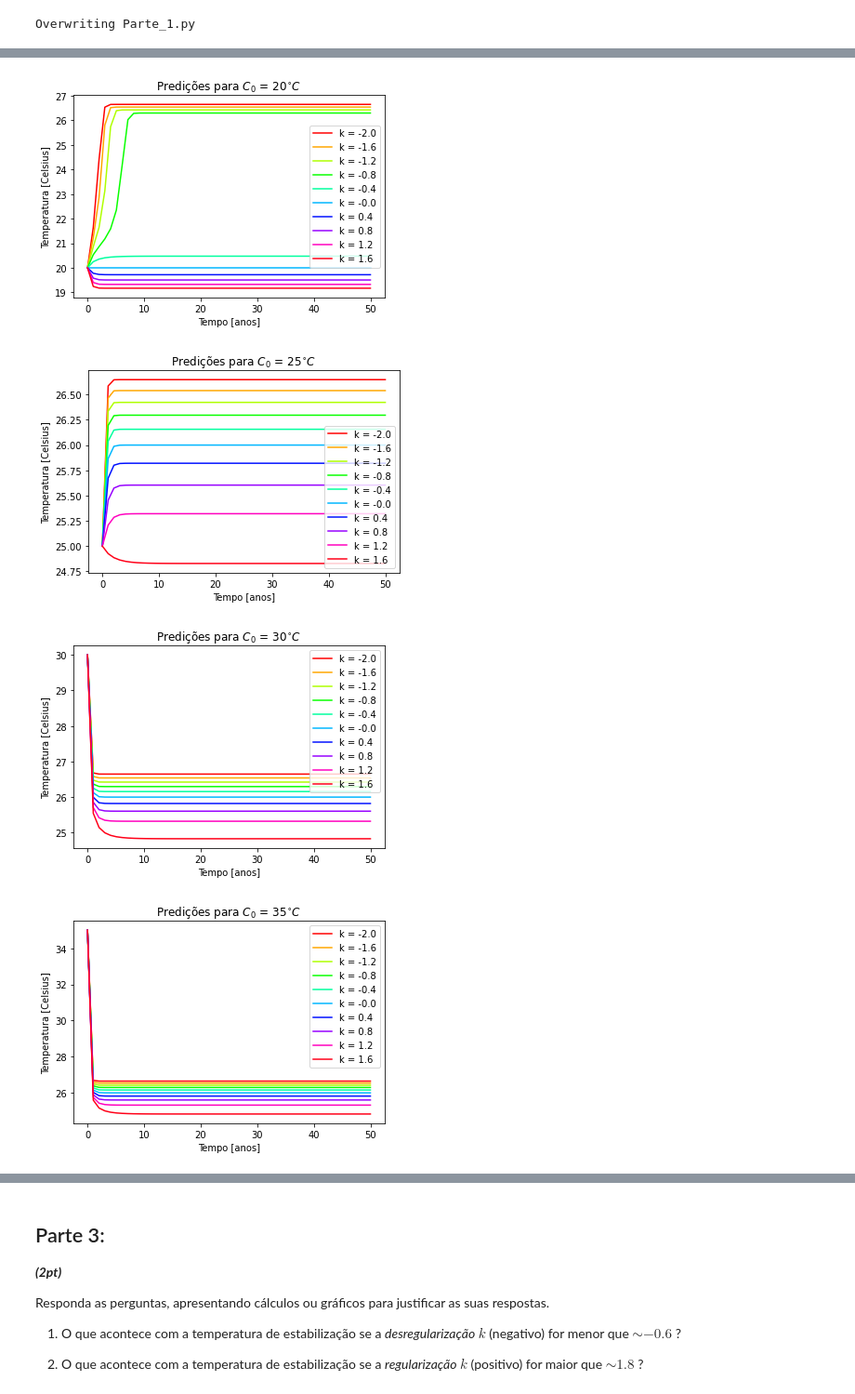
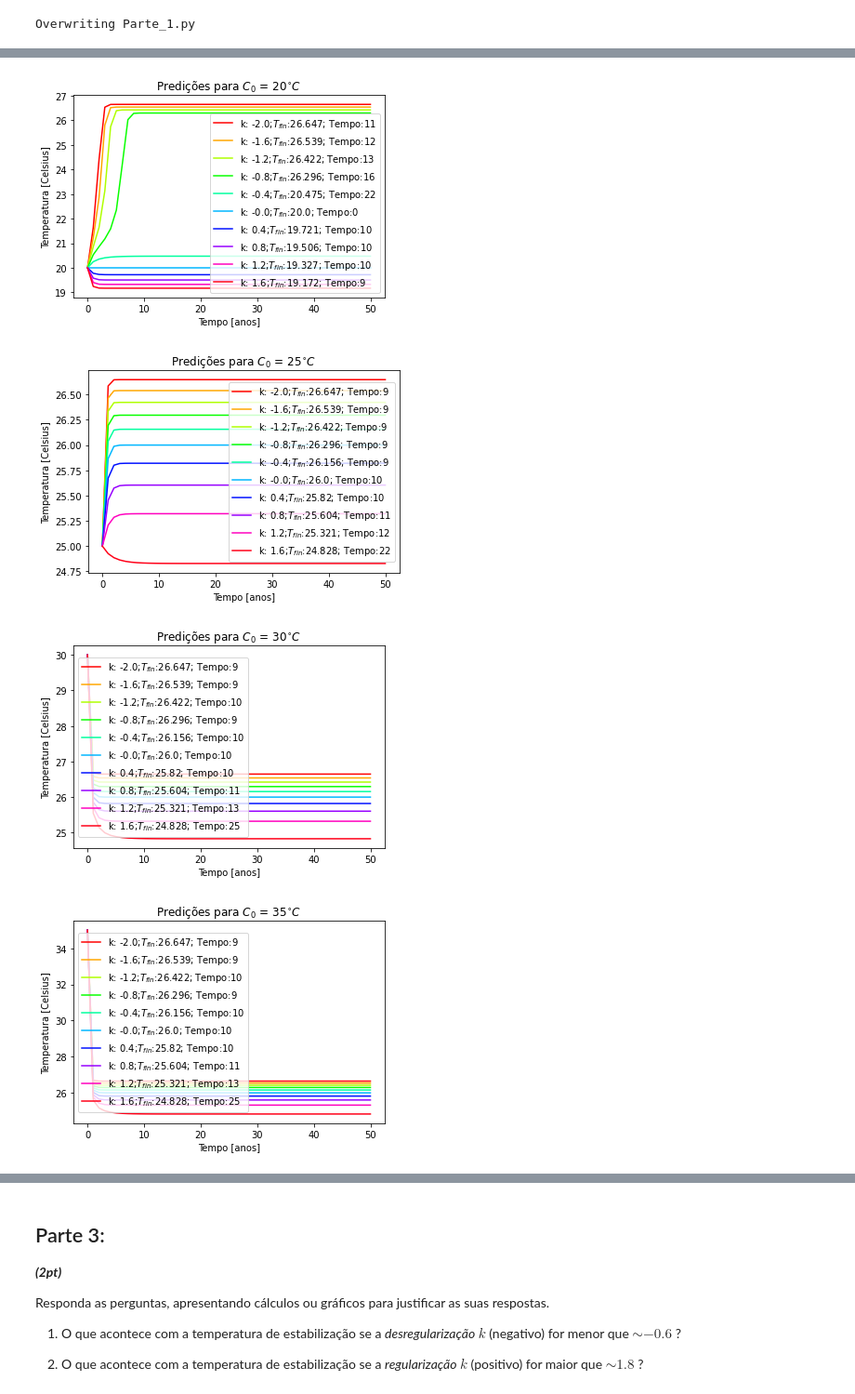
Before and after one commit to MataiasCost/Python_UERJ, a Jupyter notebook: Projeto1_IntroPythonUERJ.ipynb, the cells around one changed output, grey strips where cells are left out. Shown at 93% size. Drawn from its saved outputs; the diff is of its cells as text; code cells hidden in the pictures.

```diff
--- a/Projeto1_IntroPythonUERJ.ipynb
+++ b/Projeto1_IntroPythonUERJ.ipynb
@@ -269,9 +276,9 @@ Overwriting Parte_1.py
 Lista_das_temperaturas = np.arange(0,50,5)                      # Declaração da lista de valores da temperatura, começando com 0 e chegando até 50, em intervalos de 50/10 graus
 Lista_dos_valores_de_k = np.arange(-2,2,0.4)                    # Declaração da lista de valores de ks, começando com -3 e chegando até 3, em intervalos regulares de 6/20
 for temperatura in Lista_das_temperaturas:
-  Parte_1.adquirir_valores_e_fazer_plots(Lista_dos_valores_de_k,temperatura)
+  Parte_1.adquirir_valores_e_fazer_plots(Lista_dos_valores_de_k,temperatura,True)
   #Versão de plots de TODAS as combinações de k e C separados, GERA MUITOS PLOTS!
   #Nota: Por favor, considere usar a versão de cima, ela compacta os diferentes ks para valores da temperatura.
   #for k in Lista_dos_valores_de_k:
-  #  Parte_1.adquirir_valores_e_fazer_plots(k,temperatura)
+    #Parte_1.adquirir_valores_e_fazer_plots(k,temperatura)
 # %% [output]
@@ -282,4 +289,4 @@ for temperatura in Lista_das_temperaturas:
-[figure, old version]
+[figure, new version]
-[figure, old version]
+[figure, new version]
-[figure, old version]
+[figure, new version]
-[figure, old version]
+[figure, new version]
```
Also changed, not shown: parts of 4 cells of this notebook.
